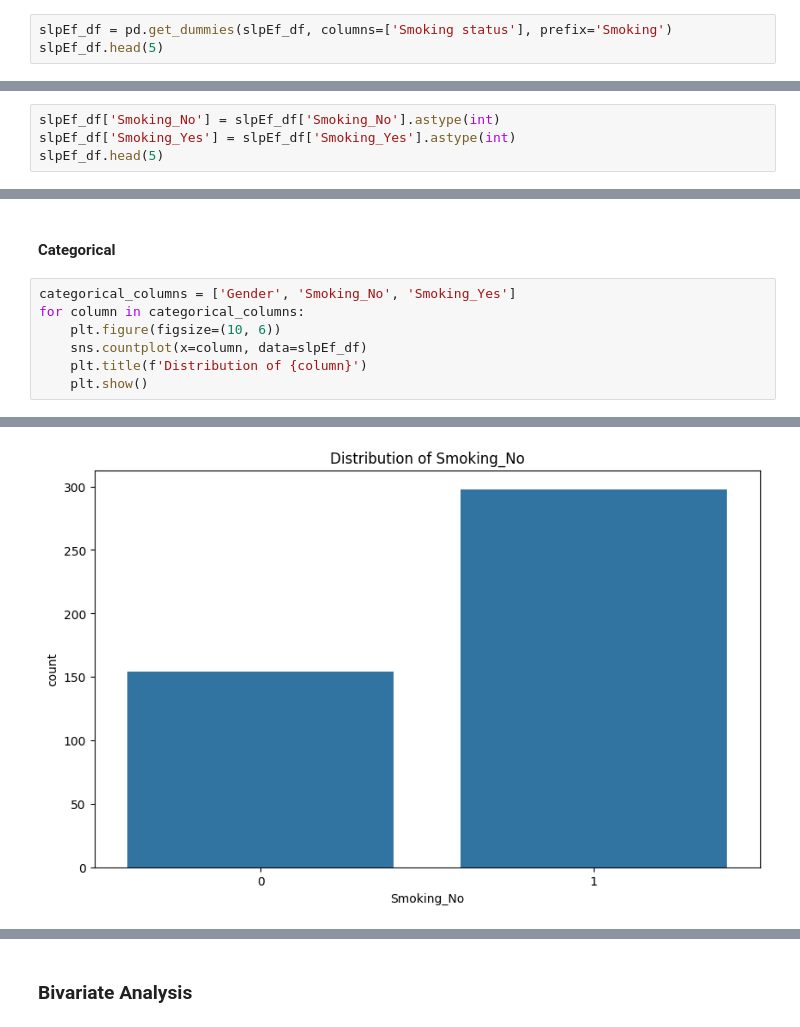
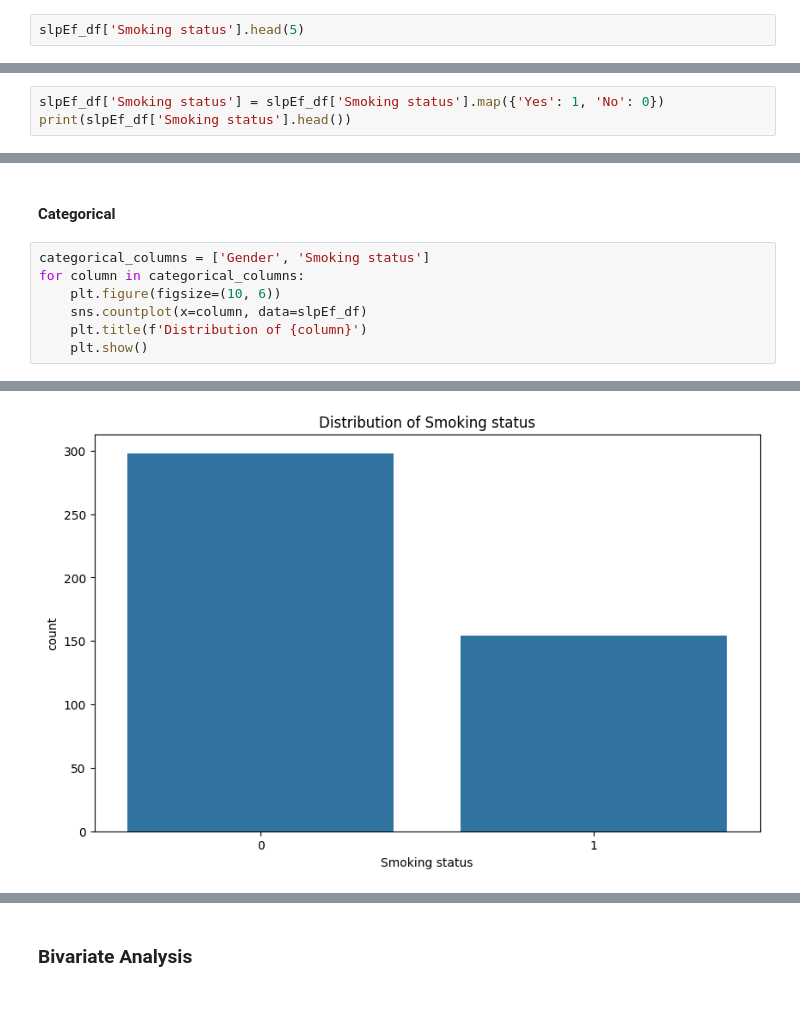
Before and after one commit to OldMarkie/Sleep-Efficiency-Data-Model, a Jupyter notebook: sleepEfficiencyModel.ipynb, the cells around one changed output, grey strips where cells are left out. Cells and saved outputs as stored; diff of their text form.

```diff
--- a/sleepEfficiencyModel.ipynb
+++ b/sleepEfficiencyModel.ipynb
@@ -236,4 +236,3 @@ instanceNullAfter
 # %%
-slpEf_df = pd.get_dummies(slpEf_df, columns=['Smoking status'], prefix='Smoking')
-slpEf_df.head(5)
+slpEf_df['Smoking status'].head(5)
 # %% [output]
@@ -246,6 +245,2 @@ slpEf_df.head(5)
 # %% [markdown]
 Convert the Boolean True and Boolean False to Integer
-# %%
-slpEf_df['Smoking_No'] = slpEf_df['Smoking_No'].astype(int)
-slpEf_df['Smoking_Yes'] = slpEf_df['Smoking_Yes'].astype(int)
-slpEf_df.head(5)
@@ -258,0 +247,3 @@ slpEf_df.head(5)
+# %%
+slpEf_df['Smoking status'] = slpEf_df['Smoking status'].map({'Yes': 1, 'No': 0})
+print(slpEf_df['Smoking status'].head())
@@ -356,12 +354,12 @@ for column in numerical_columns:
 # %% [markdown]
 #### Categorical
 # %%
-categorical_columns = ['Gender', 'Smoking_No', 'Smoking_Yes']
+categorical_columns = ['Gender', 'Smoking status']
 for column in categorical_columns:
     plt.figure(figsize=(10, 6))
     sns.countplot(x=column, data=slpEf_df)
     plt.title(f'Distribution of {column}')
     plt.show()
 # %% [output]
 [figure]
-[figure, old version]
+[figure, new version]
```
Also changed, not shown: parts of 38 cells of this notebook.
